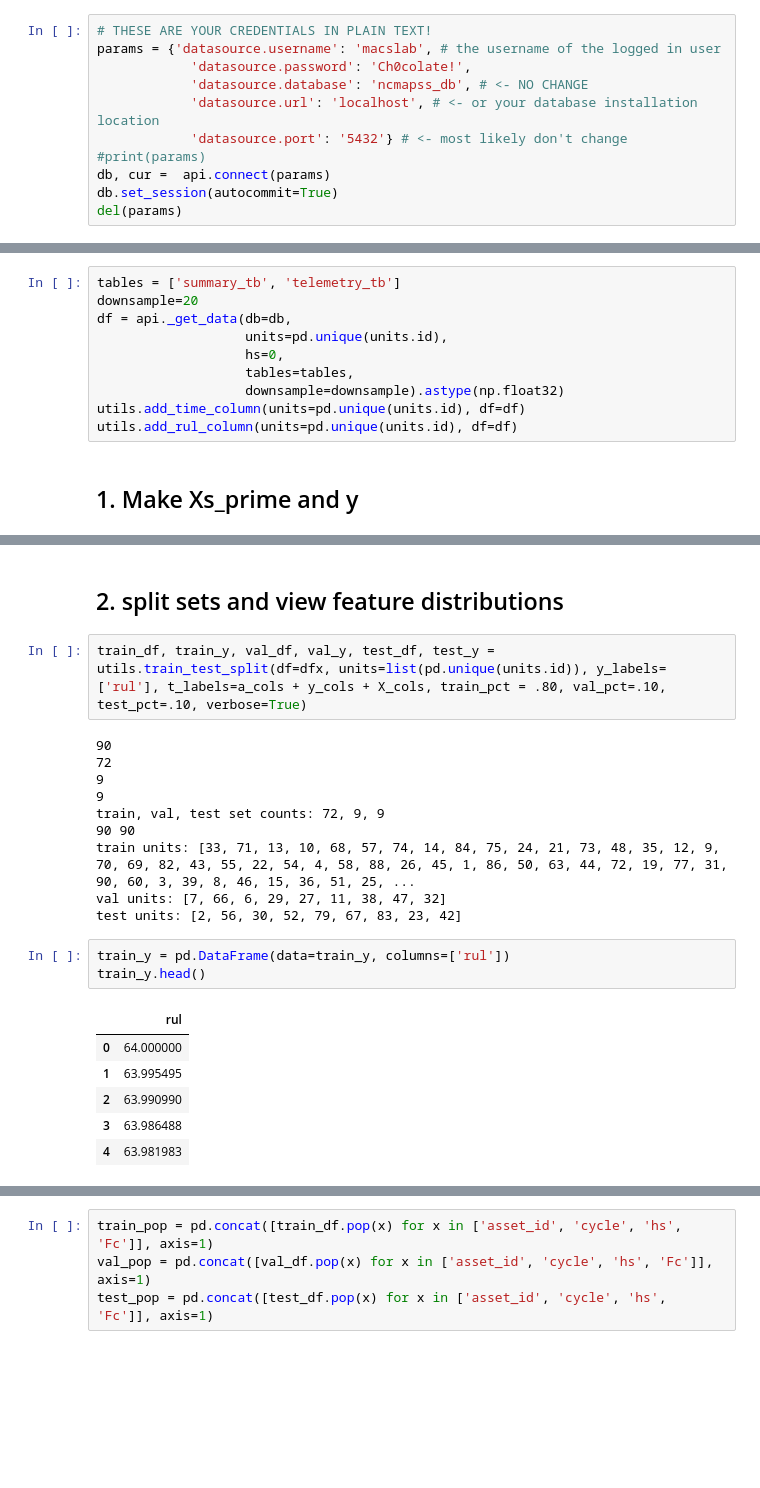
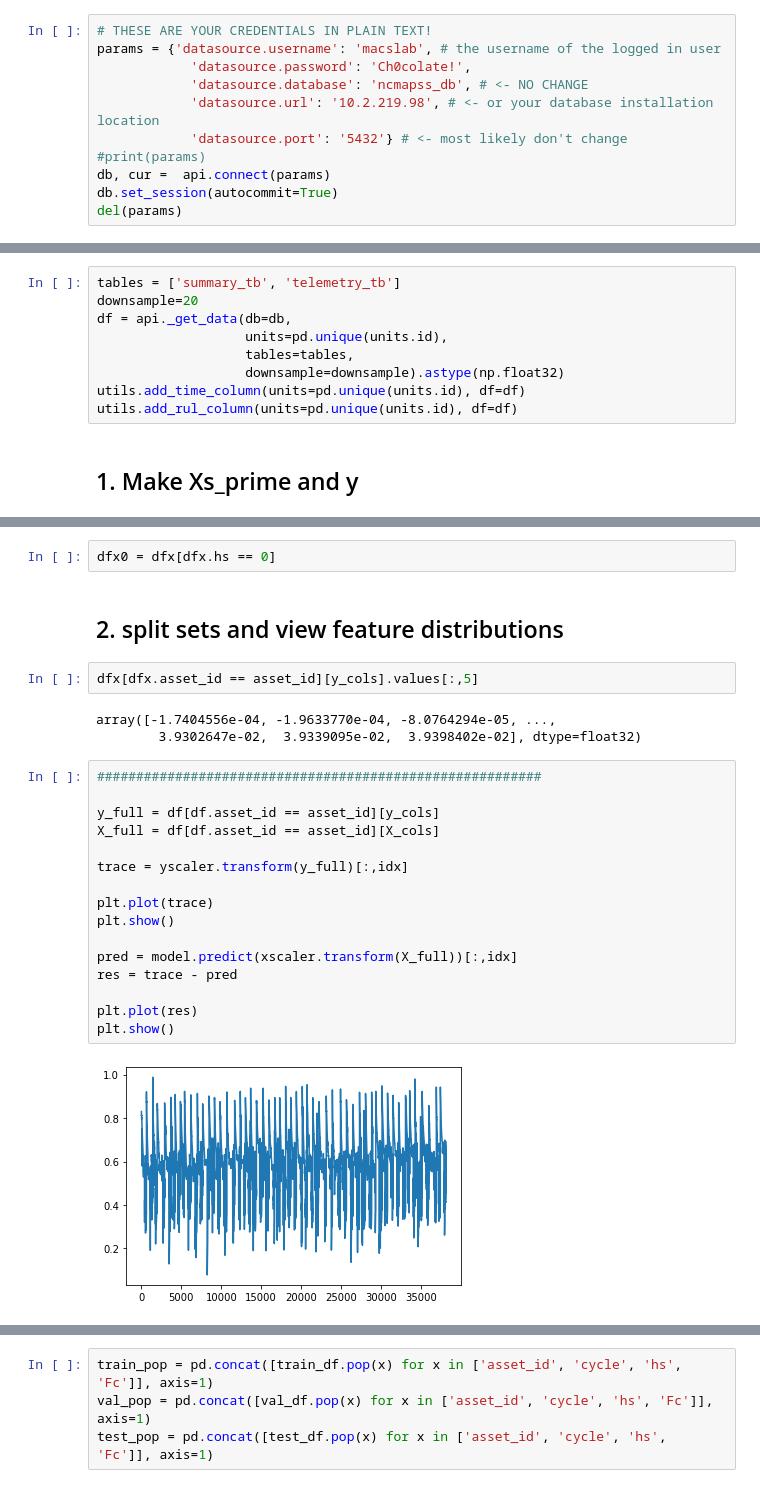
Before and after one commit to darrahts/phm2021_data_challenge, a Jupyter notebook: notebooks/rul_prediction.ipynb, the cells around one changed output, grey strips where cells are left out. Saved outputs shown, nothing was run; the diff lists cells and outputs as text; blank space fills up the shorter version.

Commit message:
updated data handling

```diff
--- a/notebooks/rul_prediction.ipynb
+++ b/notebooks/rul_prediction.ipynb
@@ -54,7 +56,7 @@ from kerastuner_tensorboard_logger import (
 params = {'datasource.username': 'macslab', # the username of the logged in user
             'datasource.password': 'Ch0colate!',
             'datasource.database': 'ncmapss_db', # <- NO CHANGE
-            'datasource.url': 'localhost', # <- or your database installation location
+            'datasource.url': '10.2.219.98', # <- or your database installation location
             'datasource.port': '5432'} # <- most likely don't change
 #print(params)
 db, cur =  api.connect(params)
@@ -102,7 +80,6 @@ tables = ['summary_tb', 'telemetry_tb']
 downsample=20
 df = api._get_data(db=db,
                    units=pd.unique(units.id),
-                   hs=0,
                    tables=tables,
                    downsample=downsample).astype(np.float32)
 utils.add_time_column(units=pd.unique(units.id), df=df)
@@ -194,24 +118,27 @@ dfx.head()
+# %%
+dfx0 = dfx[dfx.hs == 0]
 # %% [markdown]
 ## 2. split sets and view feature distributions
-# %%
-train_df, train_y, val_df, val_y, test_df, test_y = utils.train_test_split(df=dfx, units=list(pd.unique(units.id)), y_labels=['rul'], t_labels=a_cols + y_cols + X_cols, train_pct = .80, val_pct=.10, test_pct=.10, verbose=True)
-# %% [output]
-90
-72
-9
-9
-train, val, test set counts: 72, 9, 9
-90 90
-train units: [33, 71, 13, 10, 68, 57, 74, 14, 84, 75, 24, 21, 73, 48, 35, 12, 9, 70, 69, 82, 43, 55, 22, 54, 4, 58, 88, 26, 45, 1, 86, 50, 63, 44, 72, 19, 77, 31, 90, 60, 3, 39, 8, 46, 15, 36, 51, 25, ...
-val units: [7, 66, 6, 29, 27, 11, 38, 47, 32]
-test units: [2, 56, 30, 52, 79, 67, 83, 23, 42]
-# %%
-train_y = pd.DataFrame(data=train_y, columns=['rul'])
-train_y.head()
-# %% [output]
-|  | rul |
-| 0 | 64.000000 |
-| 1 | 63.995495 |
-| 2 | 63.990990 |
-| 3 | 63.986488 |
-| 4 | 63.981983 |
+# %%
+dfx[dfx.asset_id == asset_id][y_cols].values[:,5]
+# %% [output]
+array([-1.7404556e-04, -1.9633770e-04, -8.0764294e-05, ...,
+        3.9302647e-02,  3.9339095e-02,  3.9398402e-02], dtype=float32)
+# %%
+#########################################################
+
+y_full = df[df.asset_id == asset_id][y_cols]
+X_full = df[df.asset_id == asset_id][X_cols]
+
+trace = yscaler.transform(y_full)[:,idx]
+
+plt.plot(trace)
+plt.show()
+
+pred = model.predict(xscaler.transform(X_full))[:,idx]
+res = trace - pred
+
+plt.plot(res)
+plt.show()
+# %% [output]
+[figure, added]
```
Also changed, not shown: parts of 23 cells of this notebook.
